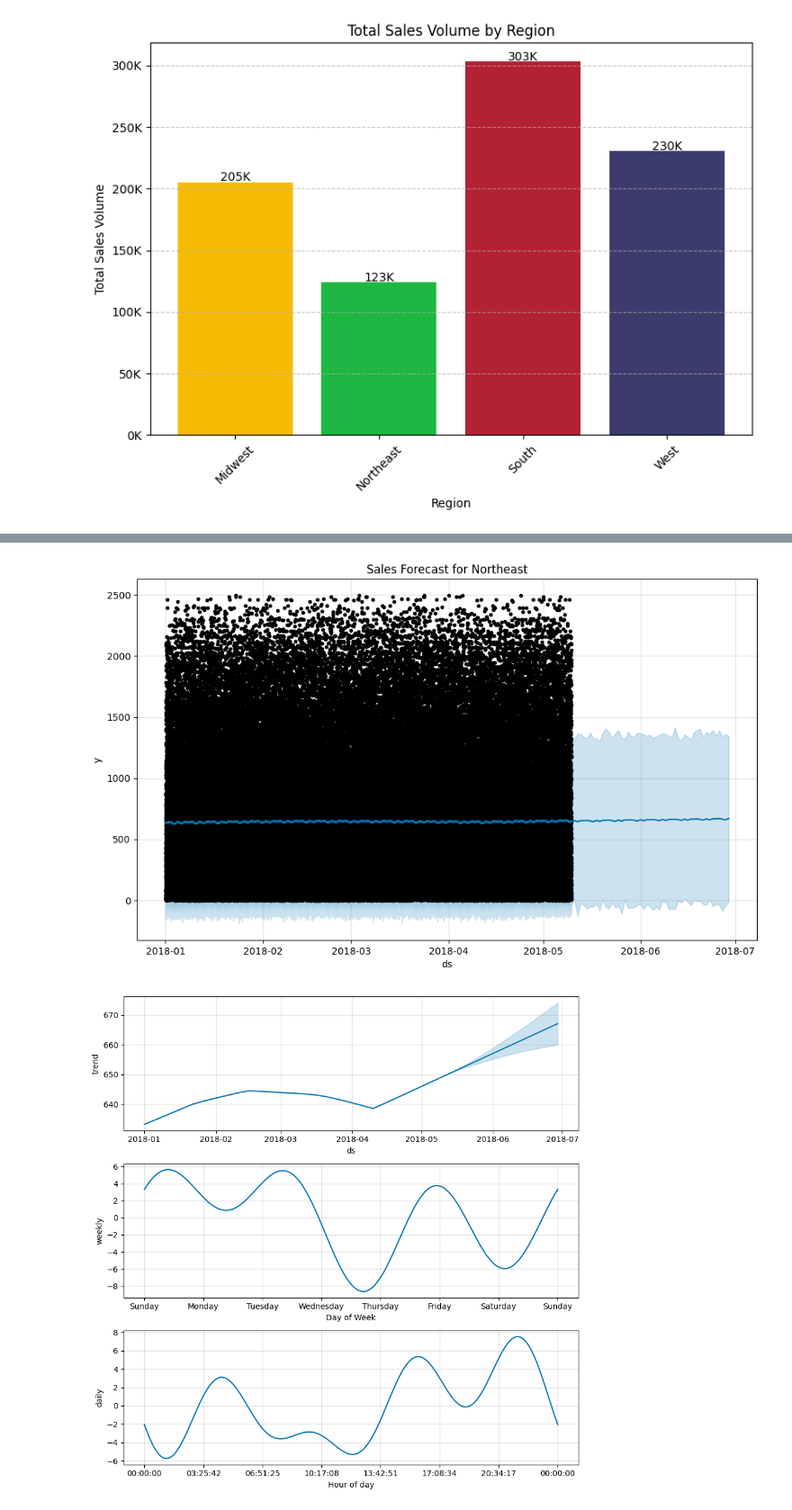
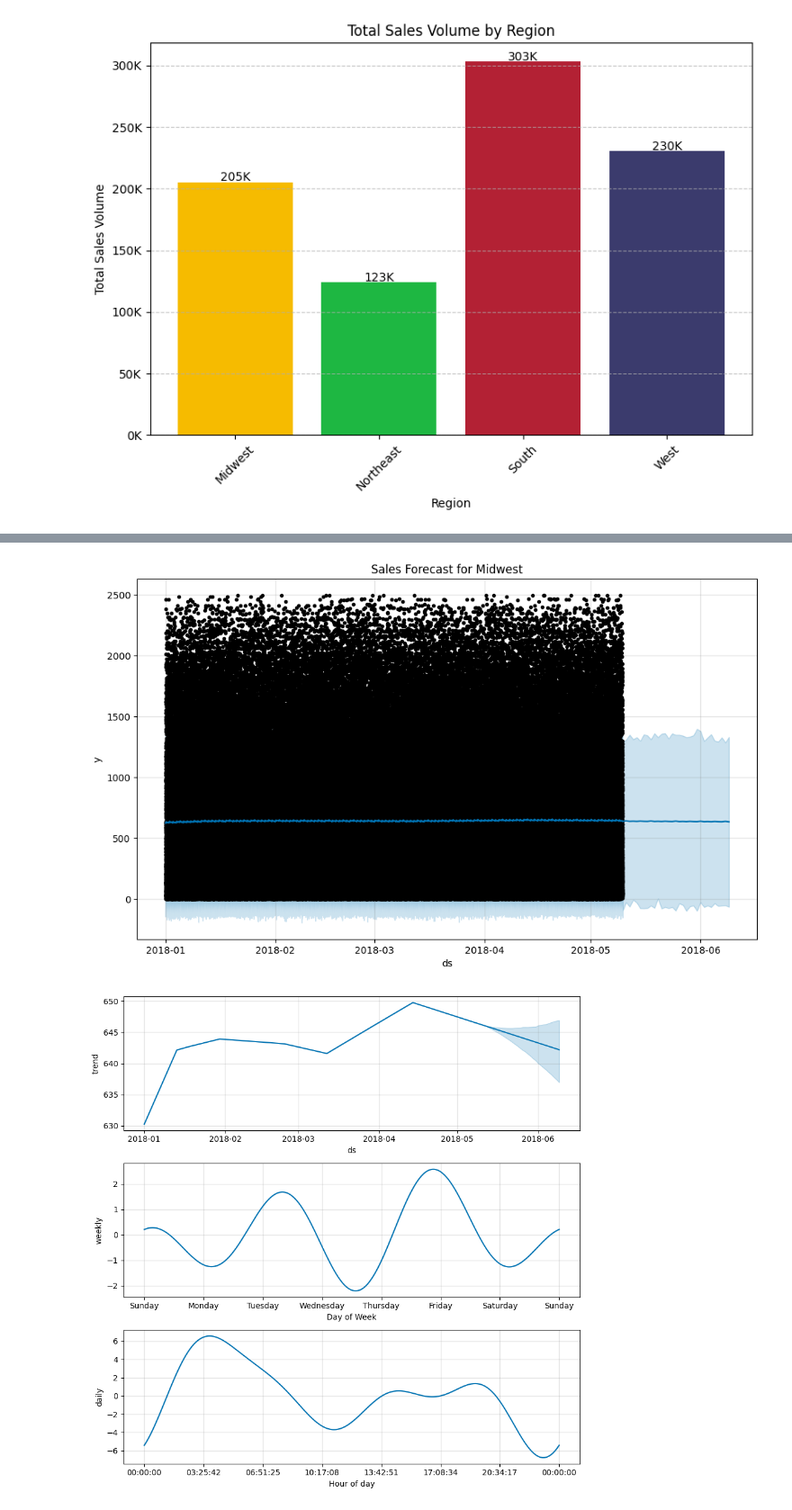
Before and after one commit to beptis/grocery_group, a Jupyter notebook: lu_grocery_eda.ipynb, the cells around one changed output, grey strips where cells are left out. Shown: that part at 90% size. Cells and saved outputs as stored; diff of their text form; code cells hidden in the pictures.

Commit message:
Midwest Prophet forecasts

```diff
--- a/lu_grocery_eda.ipynb
+++ b/lu_grocery_eda.ipynb
@@ -259,7 +259,7 @@ sales_prophet = (cart_values_with_regions
 )
 
 # Converting to correct Prophet format
-region_name = 'Northeast'
+region_name = 'Midwest'
 region_data = sales_prophet[sales_prophet['Region'] == region_name].copy()
 region_data = region_data.rename(columns={'SalesDate':'ds', 'actual_price':'y'})
 
@@ -268,17 +268,17 @@ m = Prophet()
 m.fit(region_data)
 
 # Creating future data frame and making a forecast
-future = m.make_future_dataframe(periods=50)
+future = m.make_future_dataframe(periods=30)
 forecast = m.predict(future)
 
 # Plotting forecast
 fig = m.plot(forecast)
 plt.title(f'Sales Forecast for {region_name}')
-plt.savefig(f'salesforecast_{region_name}.png', dpi=300)
+plt.savefig(f'salesforecast_{region_name}.png')
 plt.show()
 
 # Plotting components
 fig = m.plot_components(forecast)
-plt.savefig(f'components_{region_name}.png', dpi=300)
+plt.savefig(f'components_{region_name}.png')
 plt.show()
 # %% [output]
@@ -287,2 +287,2 @@ plt.show()
-[figure, old version]
+[figure, new version]
-[figure, old version]
+[figure, new version]
```
Also changed, not shown: parts of 2 cells of this notebook, 2 other files.
